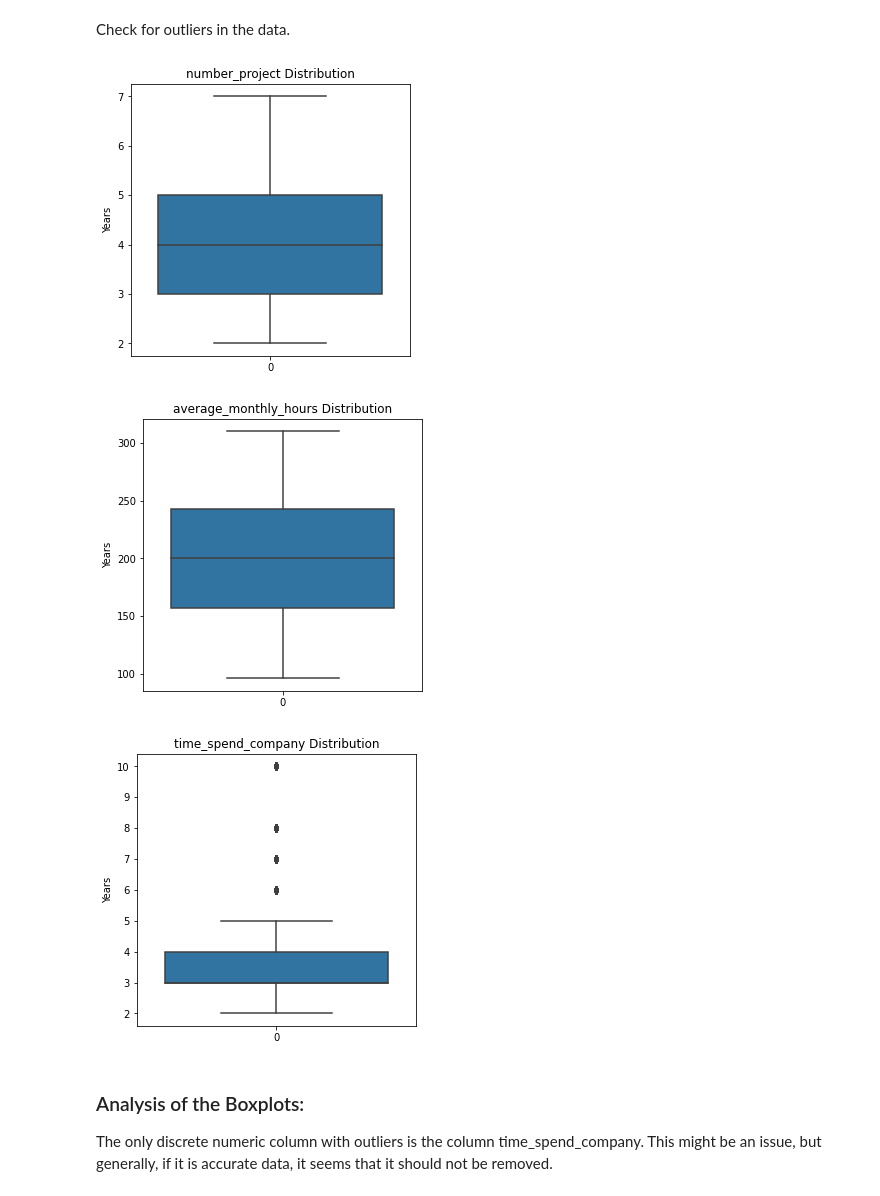
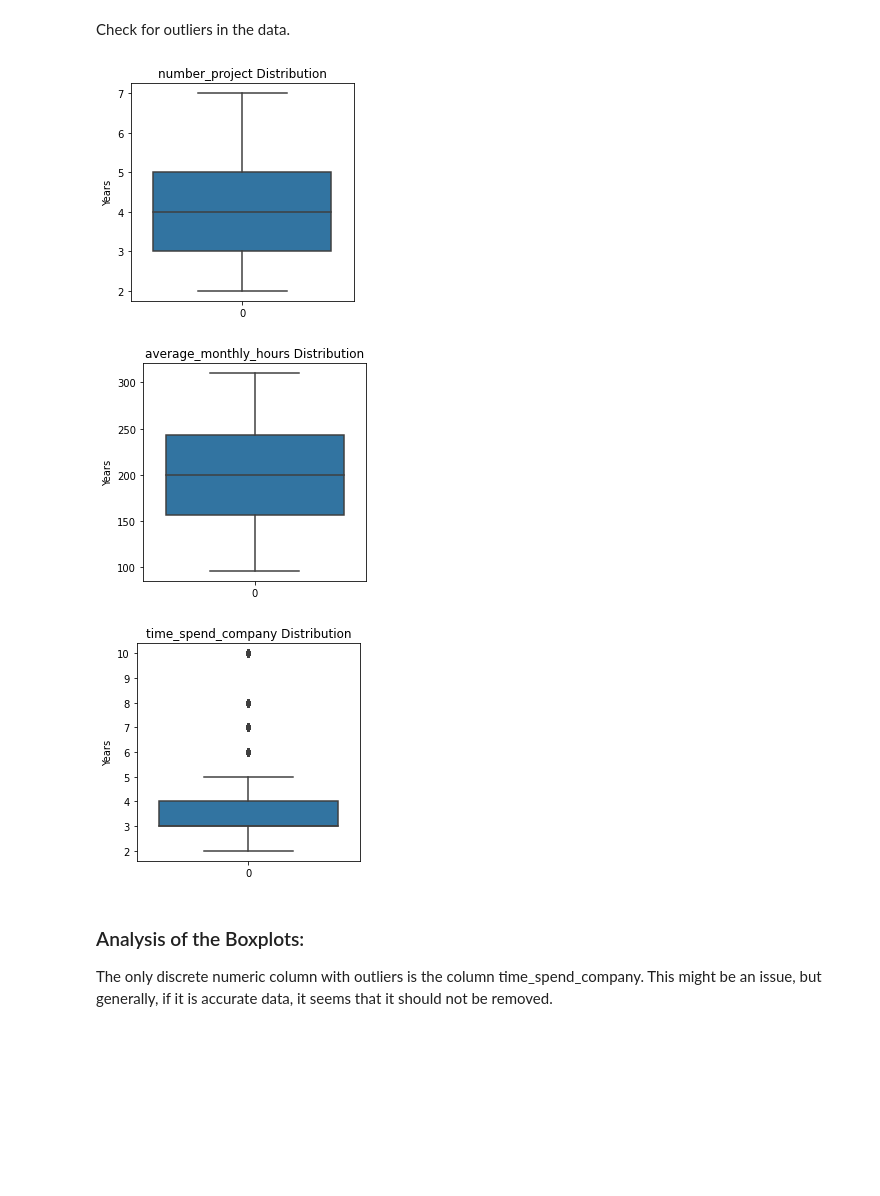
Before and after one commit to dagartga/Salifort_Motors_Employee_Retention_Project, a Jupyter notebook: Salifort_Motors_Employee_Retention_Project.ipynb, the cells around one changed output. Saved outputs shown, nothing was run; the diff lists cells and outputs as text; code cells hidden in the pictures; blank space fills up the shorter version.

```diff
--- a/Salifort_Motors_Employee_Retention_Project.ipynb
+++ b/Salifort_Motors_Employee_Retention_Project.ipynb
@@ -266,16 +271,17 @@ Check for outliers in the data.
 # %%
 # Create a boxplot to visualize distribution of values and detect any outliers
 discrete_cols = ['number_project', 'average_monthly_hours', 'time_spend_company']
+
 for col in discrete_cols:
-    plt.figure(figsize=(5, 5))
+    plt.figure(figsize=(4, 4))
     sns.boxplot(data=no_dupes_df[col])
     plt.title(f'{col} Distribution')
     plt.ylabel('Years')
     plt.show()
 # %% [output]
-[figure, old version]
+[figure, new version]
-[figure, old version]
+[figure, new version]
-[figure, old version]
+[figure, new version]
 # %% [markdown]
 ### Analysis of the Boxplots:
 The only discrete numeric column with outliers is the column time_spend_company. This might be an issue, but generally, if it is accurate data, it seems that it should not be removed.
```
Also changed, not shown: parts of 42 cells of this notebook.
